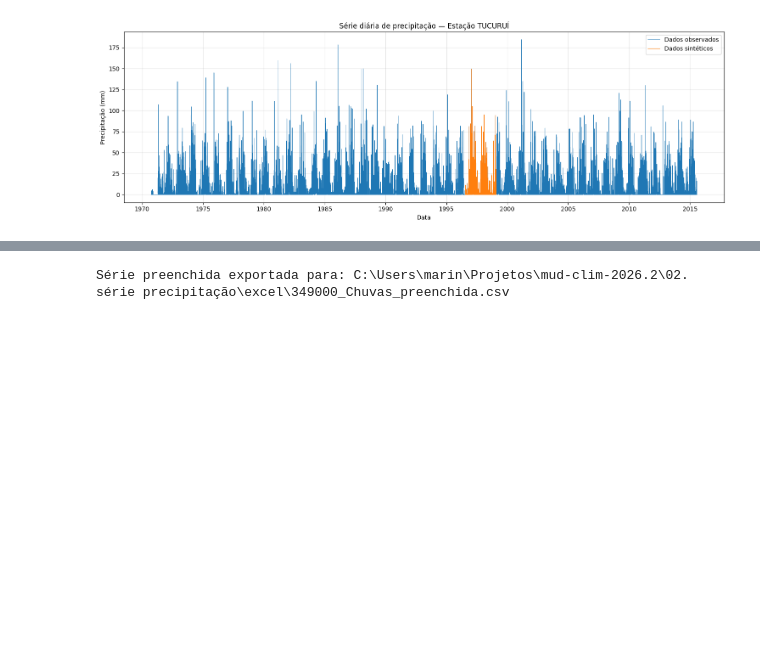
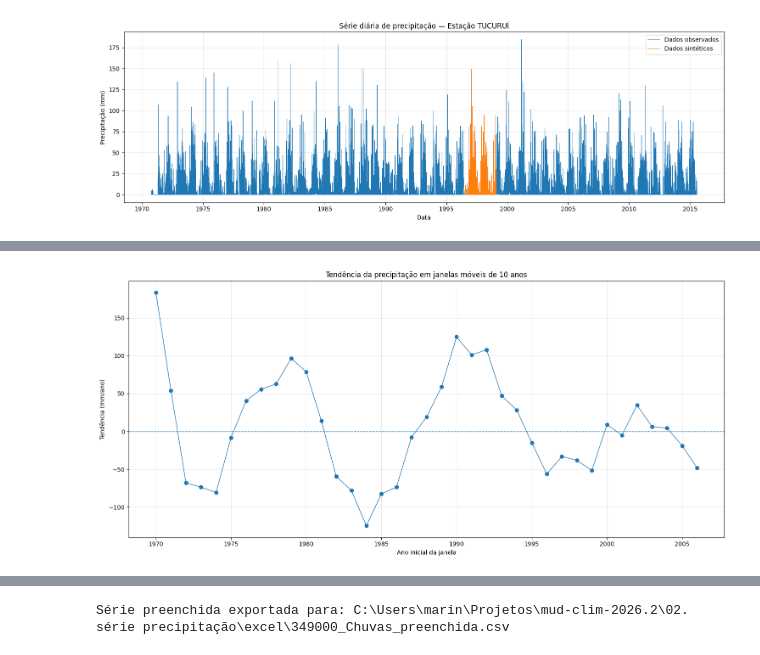
Before and after one commit to browningnina/mud-clim-2026.2, a Jupyter notebook: 02. série precipitação/script/precipitacao_tucurui.ipynb, the cells around one changed output, grey strips where cells are left out. Cells and saved outputs as stored; diff of their text form; code cells hidden in the pictures; blank space fills up the shorter version.

```diff
--- a/02. série precipitação/script/precipitacao_tucurui.ipynb
+++ b/02. série precipitação/script/precipitacao_tucurui.ipynb
@@ -382,3 +406,31 @@ Comparação das tendências por janela temporal:
+# %%
+fig, eixo = plt.subplots(figsize=(15, 7))
+
+eixo.plot(
+    resultados_tendencia["ano_inicial"],
+    resultados_tendencia["tendencia_mm_por_ano"],
+    marker="o",
+    linewidth=1,
+)
+
+eixo.axhline(
+    0,
+    linestyle="--",
+    linewidth=1,
+)
+
+eixo.set_xlabel("Ano inicial da janela")
+eixo.set_ylabel("Tendência (mm/ano)")
+eixo.set_title(
+    "Tendência da precipitação em janelas móveis de 10 anos"
+)
+
+eixo.grid(alpha=0.3)
+
+plt.tight_layout()
+plt.show()
+# %% [output]
+[figure, added]
 # %%
 serie_avaliacao = serie_diaria["precipitacao"].astype(float).sort_index()
 dados_boxplot = pd.DataFrame(
```
Also changed, not shown: parts of 13 cells of this notebook, 7 other files.
